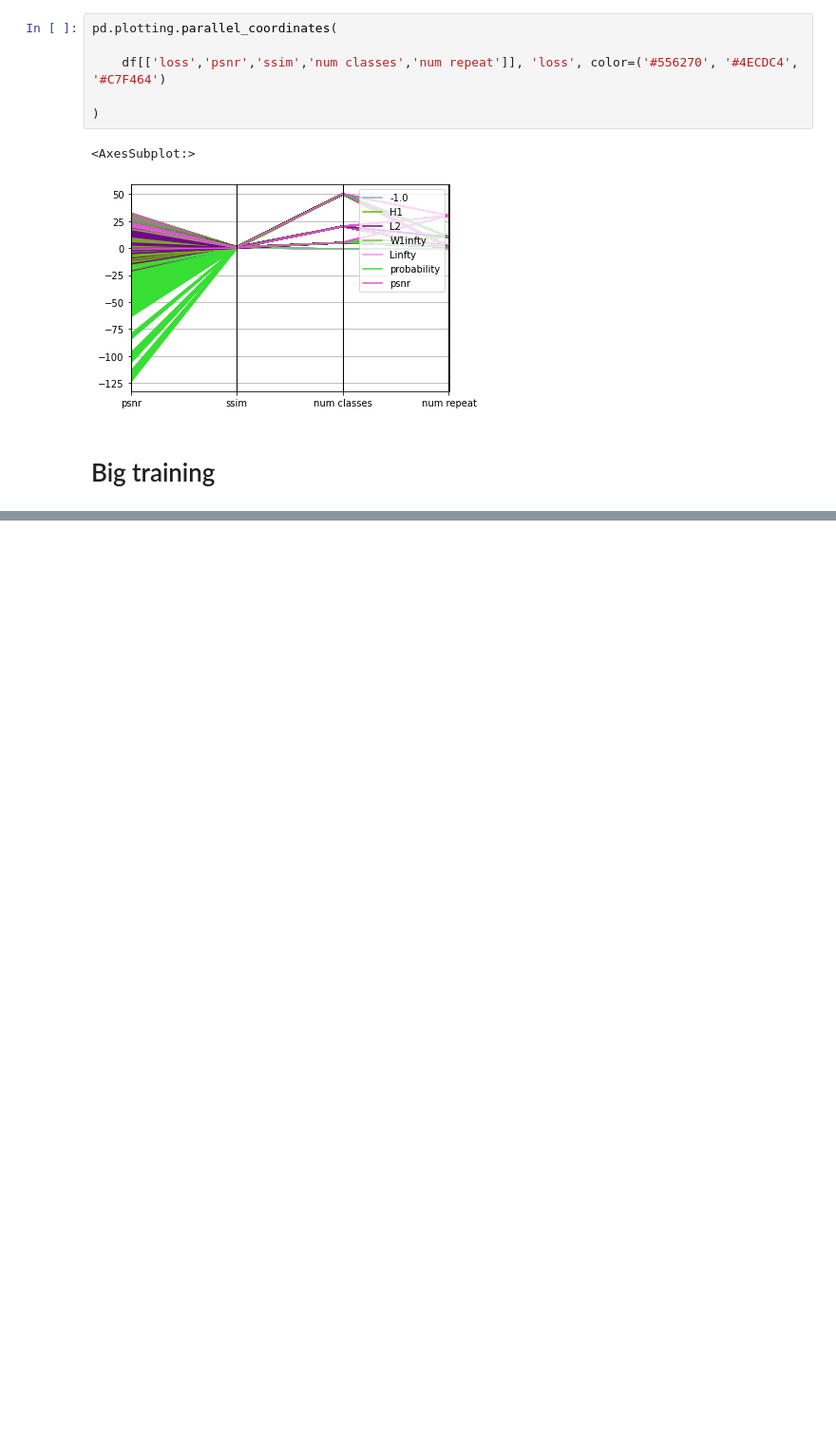
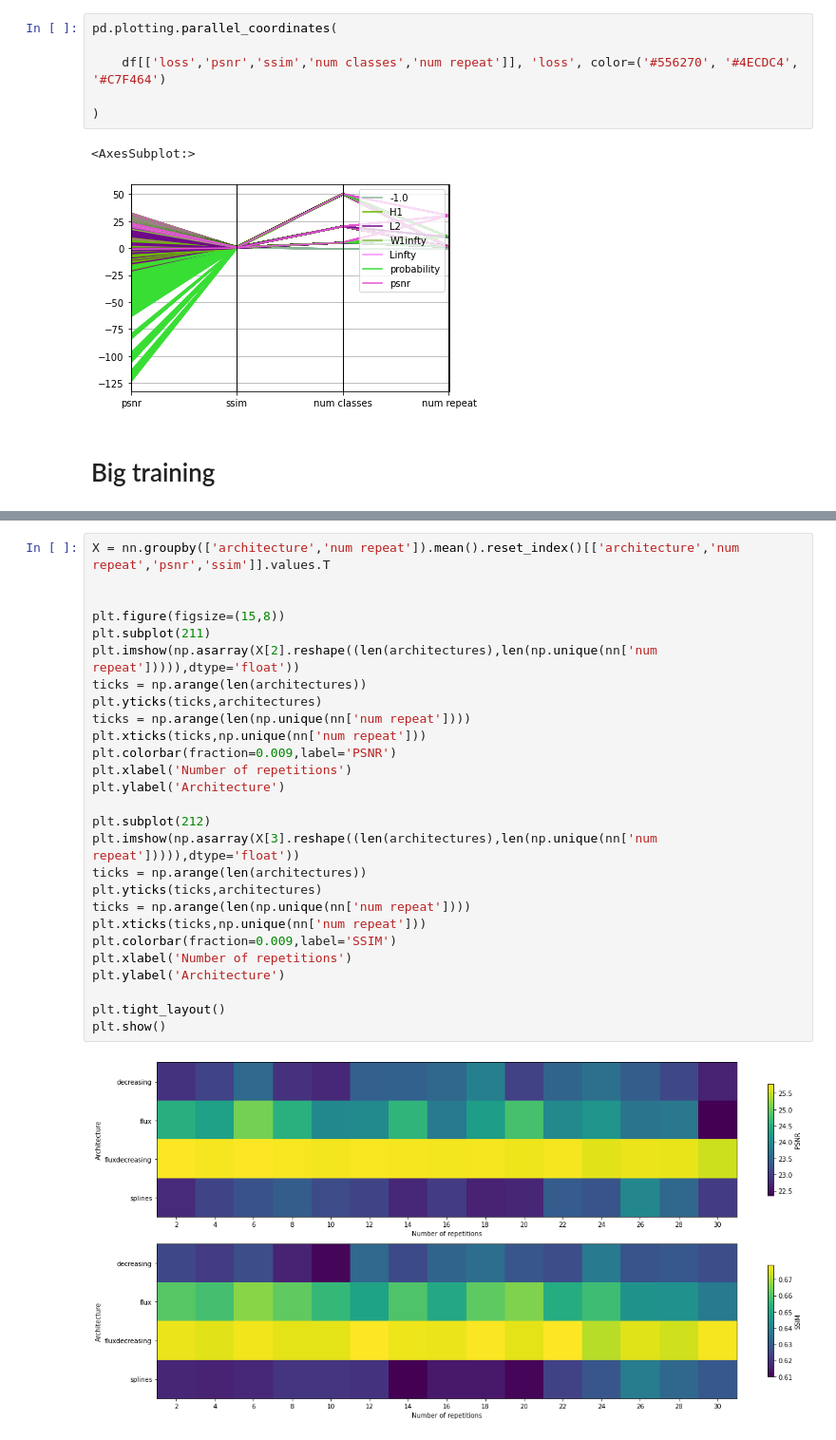
Before and after one commit to erjel/ortega_master_thesis, a Jupyter notebook: 7_apr/general/comparing.ipynb, the cells around one changed output, grey strips where cells are left out. Shown at 95% size. Saved outputs shown, nothing was run; the diff lists cells and outputs as text; blank space fills up the shorter version.

```diff
--- a/7_apr/general/comparing.ipynb
+++ b/7_apr/general/comparing.ipynb
@@ -558,0 +799,29 @@ for var in tqdm(np.arange(10,55,2.5)):
+# %%
+X = nn.groupby(['architecture','num repeat']).mean().reset_index()[['architecture','num repeat','psnr','ssim']].values.T
+
+
+plt.figure(figsize=(15,8))
+plt.subplot(211)
+plt.imshow(np.asarray(X[2].reshape((len(architectures),len(np.unique(nn['num repeat'])))),dtype='float'))
+ticks = np.arange(len(architectures))
+plt.yticks(ticks,architectures)
+ticks = np.arange(len(np.unique(nn['num repeat'])))
+plt.xticks(ticks,np.unique(nn['num repeat']))
+plt.colorbar(fraction=0.009,label='PSNR')
+plt.xlabel('Number of repetitions')
+plt.ylabel('Architecture')
+
+plt.subplot(212)
+plt.imshow(np.asarray(X[3].reshape((len(architectures),len(np.unique(nn['num repeat'])))),dtype='float'))
+ticks = np.arange(len(architectures))
+plt.yticks(ticks,architectures)
+ticks = np.arange(len(np.unique(nn['num repeat'])))
+plt.xticks(ticks,np.unique(nn['num repeat']))
+plt.colorbar(fraction=0.009,label='SSIM')
+plt.xlabel('Number of repetitions')
+plt.ylabel('Architecture')
+
+plt.tight_layout()
+plt.show()
+# %% [output]
+[figure, added]
```
Also changed, not shown: parts of 40 cells of this notebook, 29 other files.
